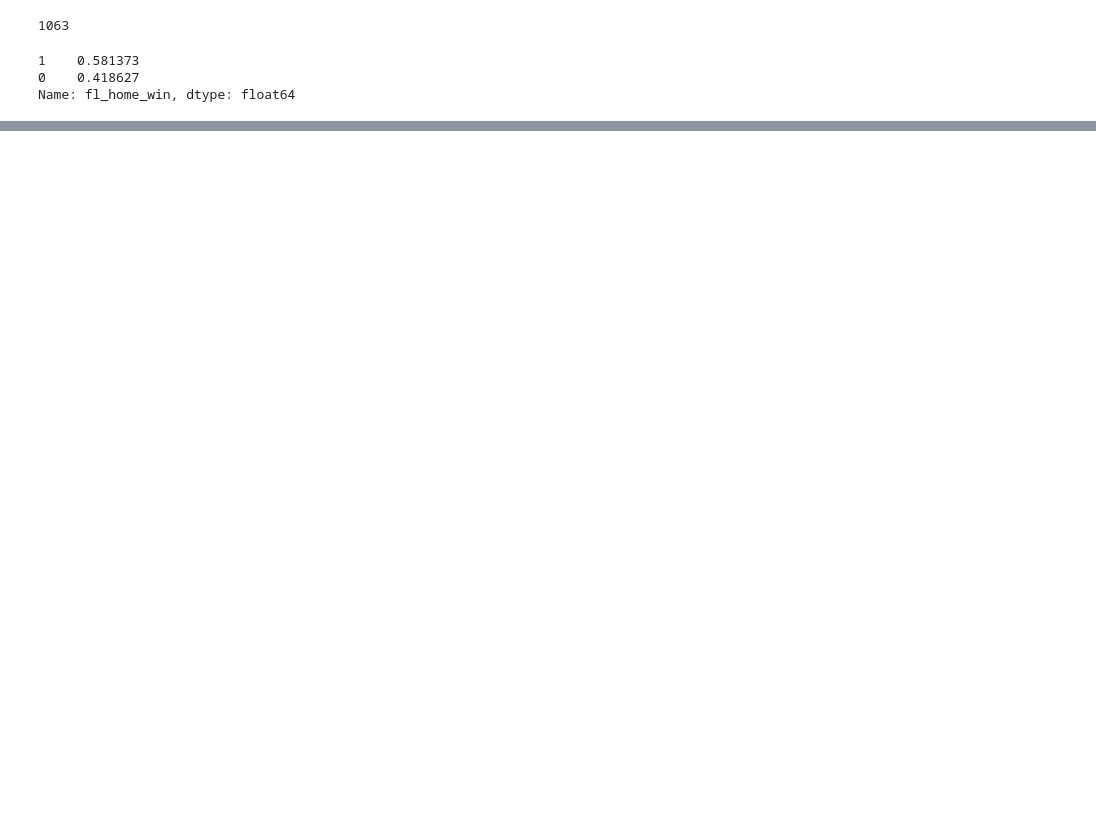
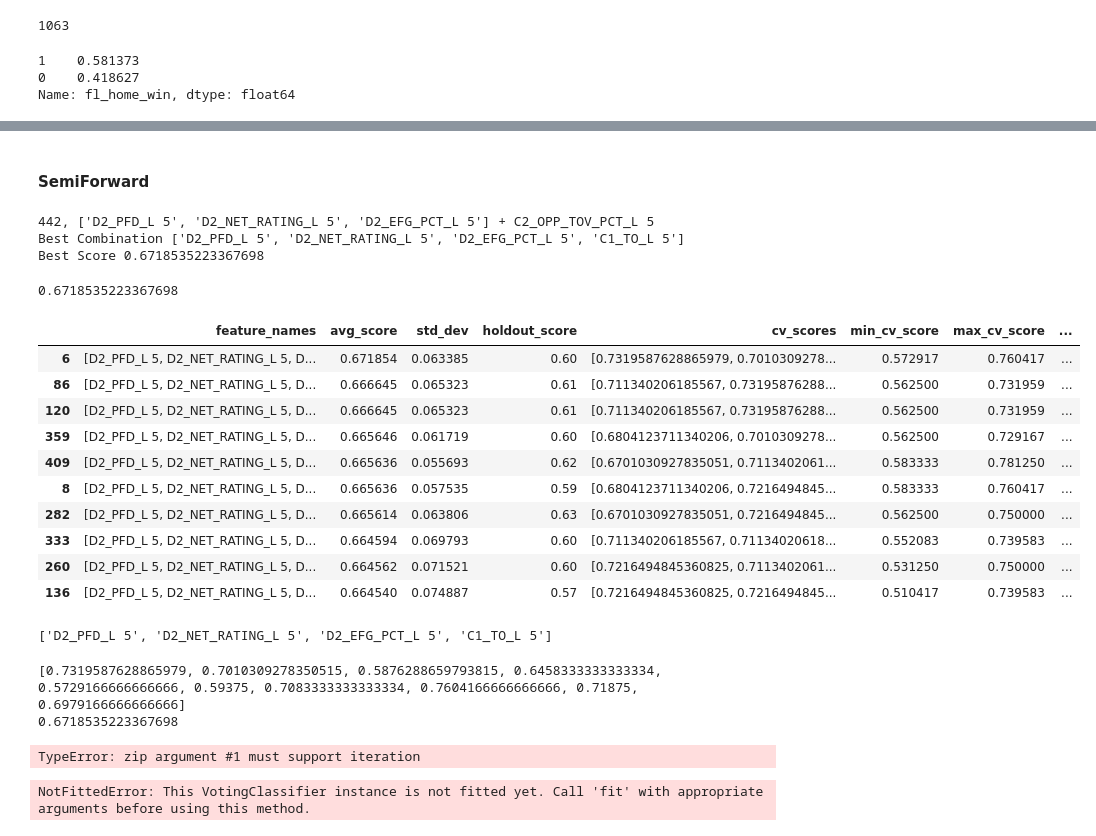
Before and after one commit to rafaelgasp/nba_games, a Jupyter notebook: Modelagem.ipynb, the cells around one changed output, grey strips where cells are left out. Drawn from its saved outputs; the diff is of its cells as text; code cells hidden in the pictures; blank space fills up the shorter version.

Commit message:
Adicionando módulo SemiForwardFeatureSelection

```diff
--- a/Modelagem.ipynb
+++ b/Modelagem.ipynb
@@ -175,0 +92,5 @@ pd.DataFrame(confusion_matrix(y_true, y_pred))
+# %%
+top_features = list(sfs1.k_feature_names_)
+# %%
+modelo = GaussianNB()
+modelo.fit(X[top_features], y)
@@ -175,0 +145,2 @@ pd.DataFrame(confusion_matrix(y_true, y_pred))
+# %% [markdown]
+#### SemiForward
@@ -175,0 +249,50 @@ pd.DataFrame(confusion_matrix(y_true, y_pred))
+# %%
+sffs = SemiForwardFeatureSelector(GaussianNB(), 4, ['D2_PFD_L 5', 'D2_NET_RATING_L 5', 'D2_EFG_PCT_L 5'],
+                                  holdout=out_of_time, holdout_y=out_of_time.fl_home_win)
+# %%
+sffs.fit(X, y)
+# %% [output]
+442, ['D2_PFD_L 5', 'D2_NET_RATING_L 5', 'D2_EFG_PCT_L 5'] + C2_OPP_TOV_PCT_L 5
+Best Combination ['D2_PFD_L 5', 'D2_NET_RATING_L 5', 'D2_EFG_PCT_L 5', 'C1_TO_L 5']
+Best Score 0.6718535223367698
+# %%
+sffs.best_score_
+# %% [output]
+0.6718535223367698
+# %%
+df_results = pd.DataFrame(sffs.metric_dict).sort_values("avg_score", ascending=False)
+df_results.head(10)
+# %% [output]
+|  | feature_names | avg_score | std_dev | holdout_score | cv_scores | min_cv_score | max_cv_score | ... |
+| 6 | [D2_PFD_L 5, D2_NET_RATING_L 5, D... | 0.671854 | 0.063385 | 0.60 | [0.7319587628865979, 0.7010309278... | 0.572917 | 0.760417 | ... |
+| 86 | [D2_PFD_L 5, D2_NET_RATING_L 5, D... | 0.666645 | 0.065323 | 0.61 | [0.711340206185567, 0.73195876288... | 0.562500 | 0.731959 | ... |
+| 120 | [D2_PFD_L 5, D2_NET_RATING_L 5, D... | 0.666645 | 0.065323 | 0.61 | [0.711340206185567, 0.73195876288... | 0.562500 | 0.731959 | ... |
+| 359 | [D2_PFD_L 5, D2_NET_RATING_L 5, D... | 0.665646 | 0.061719 | 0.60 | [0.6804123711340206, 0.7010309278... | 0.562500 | 0.729167 | ... |
+| 409 | [D2_PFD_L 5, D2_NET_RATING_L 5, D... | 0.665636 | 0.055693 | 0.62 | [0.6701030927835051, 0.7113402061... | 0.583333 | 0.781250 | ... |
+| 8 | [D2_PFD_L 5, D2_NET_RATING_L 5, D... | 0.665636 | 0.057535 | 0.59 | [0.6804123711340206, 0.7216494845... | 0.583333 | 0.760417 | ... |
+| 282 | [D2_PFD_L 5, D2_NET_RATING_L 5, D... | 0.665614 | 0.063806 | 0.63 | [0.6701030927835051, 0.7216494845... | 0.562500 | 0.750000 | ... |
+| 333 | [D2_PFD_L 5, D2_NET_RATING_L 5, D... | 0.664594 | 0.069793 | 0.60 | [0.711340206185567, 0.71134020618... | 0.552083 | 0.739583 | ... |
+| 260 | [D2_PFD_L 5, D2_NET_RATING_L 5, D... | 0.664562 | 0.071521 | 0.60 | [0.7216494845360825, 0.7113402061... | 0.531250 | 0.750000 | ... |
+| 136 | [D2_PFD_L 5, D2_NET_RATING_L 5, D... | 0.664540 | 0.074887 | 0.57 | [0.7216494845360825, 0.7216494845... | 0.510417 | 0.739583 | ... |
+# %%
+df_results.iloc[0,0]
+# %% [output]
+['D2_PFD_L 5', 'D2_NET_RATING_L 5', 'D2_EFG_PCT_L 5', 'C1_TO_L 5']
+# %%
+current_X = X[df_results.iloc[0,0]]
+
+cv = KFold(10)
+score_folds = []
+for train_index, test_index in cv.split(current_X):
+    test_model = sklearn.base.clone(GaussianNB())
+    test_model.fit(current_X.iloc[train_index], y[train_index])
+
+    y_test_pred = test_model.predict(current_X.iloc[test_index])
+    y_test_true = y[test_index]
+    score_folds.append(accuracy_score(y_test_true, y_test_pred))
+
+print(score_folds)
+print(np.mean(score_folds))
+# %% [output]
+[0.7319587628865979, 0.7010309278350515, 0.5876288659793815, 0.6458333333333334, 0.5729166666666666, 0.59375, 0.7083333333333334, 0.7604166666666666, 0.71875, 0.6979166666666666]
+0.6718535223367698
@@ -175,0 +301,8 @@ pd.DataFrame(confusion_matrix(y_true, y_pred))
+# %%
+vclf.fit(X, y)
+# %% [output]
+TypeError: zip argument #1 must support iteration
+# %%
+vclf.predict(out_of_time[to_keep])
+# %% [output]
+NotFittedError: This VotingClassifier instance is not fitted yet. Call 'fit' with appropriate arguments before using this method.
```
Also changed, not shown: parts of 37 cells of this notebook, 1 other file.
